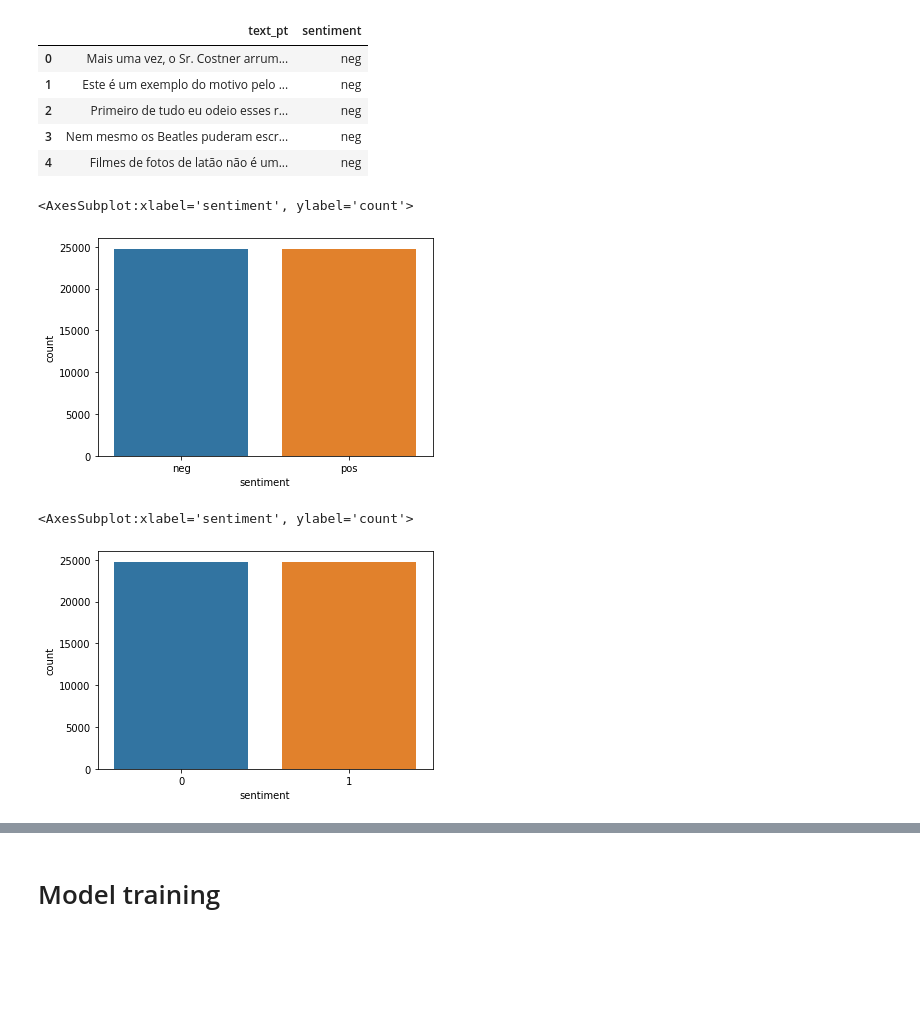
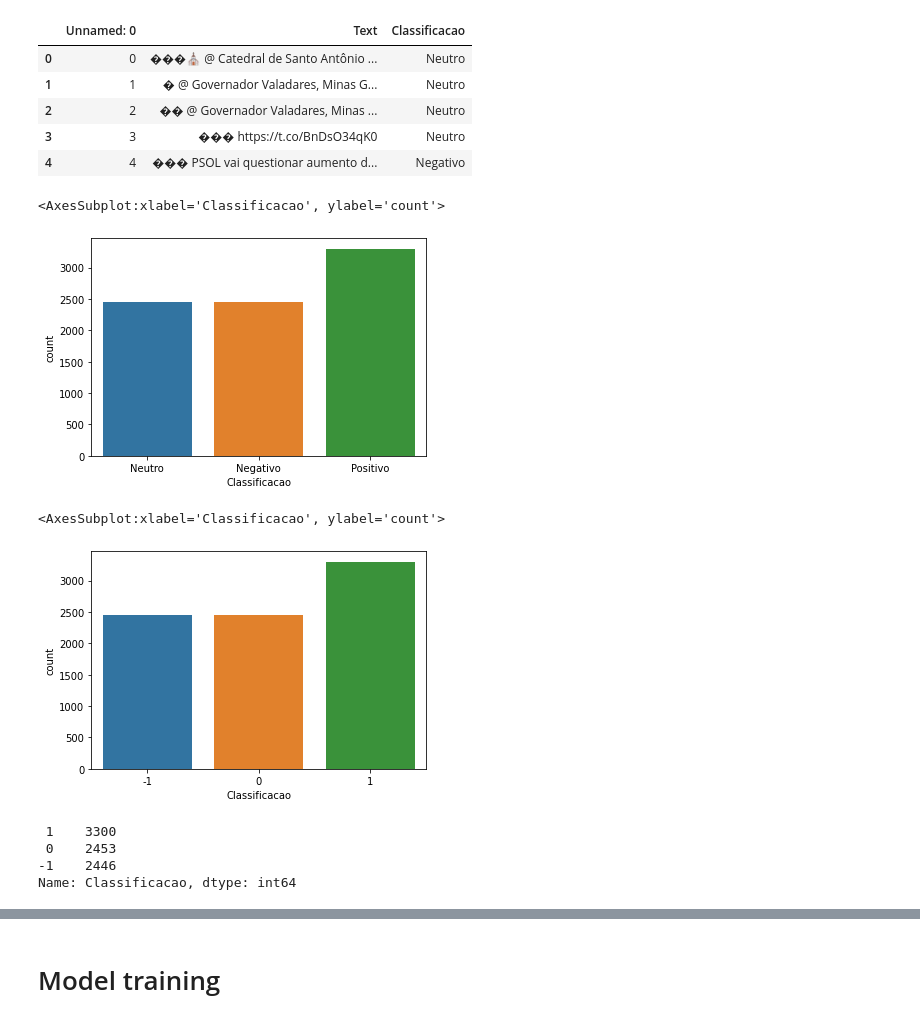
Before and after one commit to joaopdrm/NLP, a Jupyter notebook: notebook/nlp.ipynb, the cells around one changed output, grey strips where cells are left out. Drawn from its saved outputs; the diff is of its cells as text; code cells hidden in the pictures; blank space fills up the shorter version.

```diff
--- a/notebook/nlp.ipynb
+++ b/notebook/nlp.ipynb
@@ -33,16 +30,20 @@ df_train = pd.read_csv(
+# %%
+df_train = pd.read_csv(
+    "/home/m-joaopr/projetos/nlp/nlp/data/tw_pt.csv"
+)
 # %%
 df_train.head()
 # %% [output]
-|  | text_pt | sentiment |
-| 0 | Mais uma vez, o Sr. Costner arrum... | neg |
-| 1 | Este é um exemplo do motivo pelo ... | neg |
-| 2 | Primeiro de tudo eu odeio esses r... | neg |
-| 3 | Nem mesmo os Beatles puderam escr... | neg |
-| 4 | Filmes de fotos de latão não é um... | neg |
+|  | Unnamed: 0 | Text | Classificacao |
+| 0 | 0 | ���⛪ @ Catedral de Santo Antônio ... | Neutro |
+| 1 | 1 | � @ Governador Valadares, Minas G... | Neutro |
+| 2 | 2 | �� @ Governador Valadares, Minas ... | Neutro |
+| 3 | 3 | ��� https://t.co/BnDsO34qK0 | Neutro |
+| 4 | 4 | ��� PSOL vai questionar aumento d... | Negativo |
 # %%
-sns.countplot(df_train.sentiment)
+sns.countplot(df_train.Classificacao)
 # %% [output]
-<AxesSubplot:xlabel='sentiment', ylabel='count'>
+<AxesSubplot:xlabel='Classificacao', ylabel='count'>
-[figure, old version]
+[figure, new version]
 # %%
 def encoder(df):
@@ -53,8 +55,15 @@ encoder(df_train['sentiment'])
 # %%
-sns.countplot(df_train.sentiment)
+sns.countplot(df_train.Classificacao)
 # %% [output]
-<AxesSubplot:xlabel='sentiment', ylabel='count'>
+<AxesSubplot:xlabel='Classificacao', ylabel='count'>
-[figure, old version]
+[figure, new version]
+# %%
+df_train.Classificacao.value_counts()
+# %% [output]
+ 1    3300
+ 0    2453
+-1    2446
+Name: Classificacao, dtype: int64
 # %%
 lm = WordNetLemmatizer()
 # %%
```
Also changed, not shown: parts of 39 cells of this notebook, 2 other files.
